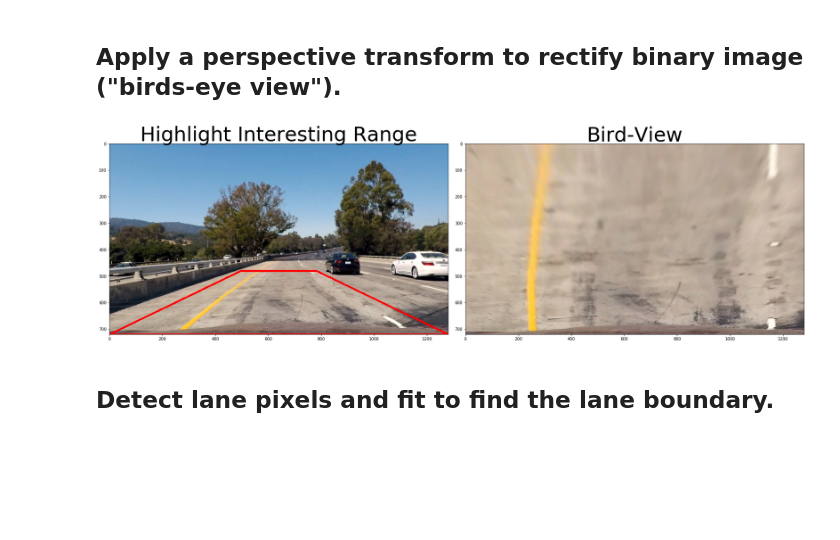
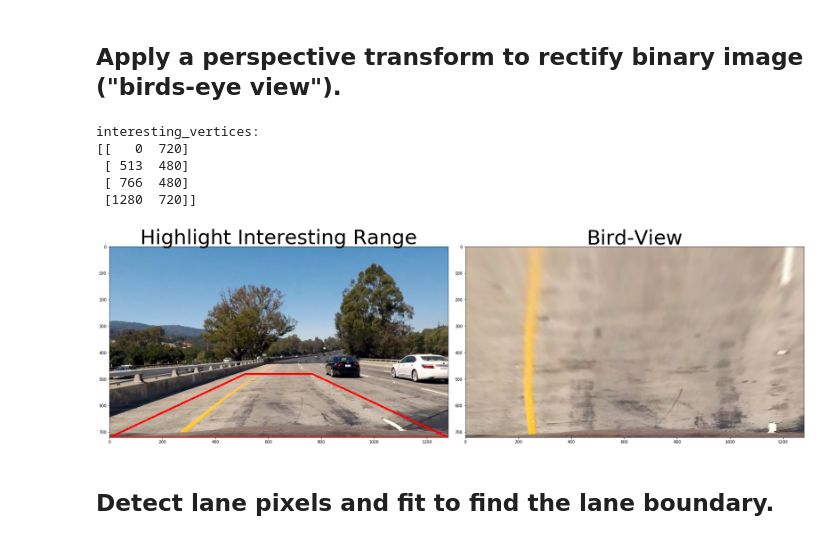
Before and after one commit to Leon-Cao/Second_Project_of_Auto_Drive_udacity, a Jupyter notebook: Advanced_Lane_Finding.ipynb, the cells around one changed output. Cells and saved outputs as stored; diff of their text form; code cells hidden in the pictures; blank space fills up the shorter version.

Commit message:
1. 'Detect lane pixels and fit to find the lane boundary' part is accomplished 2. Optimization the center point position.

```diff
--- a/Advanced_Lane_Finding.ipynb
+++ b/Advanced_Lane_Finding.ipynb
@@ -489,7 +490,7 @@ class ViewTransform():
 
         return True
 
-    def set_center_point_f(self, image_argv, x_ratio=0.5, y_ratio=(4/7)):
+    def set_center_point_f(self, image_argv, x_ratio=0.5, y_ratio=0.586):
         self.center_point = np.uint32([image_argv.shape[1]*x_ratio, image_argv.shape[0]*y_ratio])
         return self.center_point
 
@@ -562,34 +563,41 @@ class ViewTransform():
         #print("eyeviewVertices",eyeviewVertices, "birdViewVertices",birdViewVertices)
 
         birdview_image = self.bird_view_transform_f(undistImage, eyeview_vertices, birdview_vertices)
         #plt.imshow(birdview_image)
 
         if drawInterestingRange == True:
             undistImage = self.draw_retangle_of_interesting_range_f(undistImage, self.interesting_vertices[0])
+            print("interesting_vertices:")
+            print(self.interesting_vertices[0])
             #birdViewImage = draw_retangle_of_interesting_range_f(birdViewImage, birdview_vertices)
         return undistImage, birdview_image
 
 
 if ('viewTransform_obj' in locals().keys()) == False:
     viewTransform_obj = ViewTransform(camera_obj)
 else:
     print("viewTransform_obj created! Then delete it and recreate")
     del viewTransform_obj
     viewTransform_obj = ViewTransform(camera_obj)
 
 undist_image, birdview_image = viewTransform_obj.cvt_image_interesting_range_2_birdview(
                                                     'test_images/test1.jpg', True)
 
 f, (ax1, ax2) = plt.subplots(1, 2, figsize=(24, 9))
 f.tight_layout()
 ax1.imshow(undist_image)
 ax1.set_title('Highlight Interesting Range', fontsize=50)
 ax2.imshow(birdview_image)
 ax2.set_title('Bird-View', fontsize=50)
 plt.savefig('output_images/bird-eyes-view.jpg')
 plt.subplots_adjust(left=0., right=1, top=0.9, bottom=0.)
 # %% [output]
+interesting_vertices:
+[[   0  720]
+ [ 513  480]
+ [ 766  480]
+ [1280  720]]
-[figure, old version]
+[figure, new version]
 # %% [markdown]
 ## Detect lane pixels and fit to find the lane boundary.
 # %%
```
Also changed, not shown: parts of 2 cells of this notebook.
